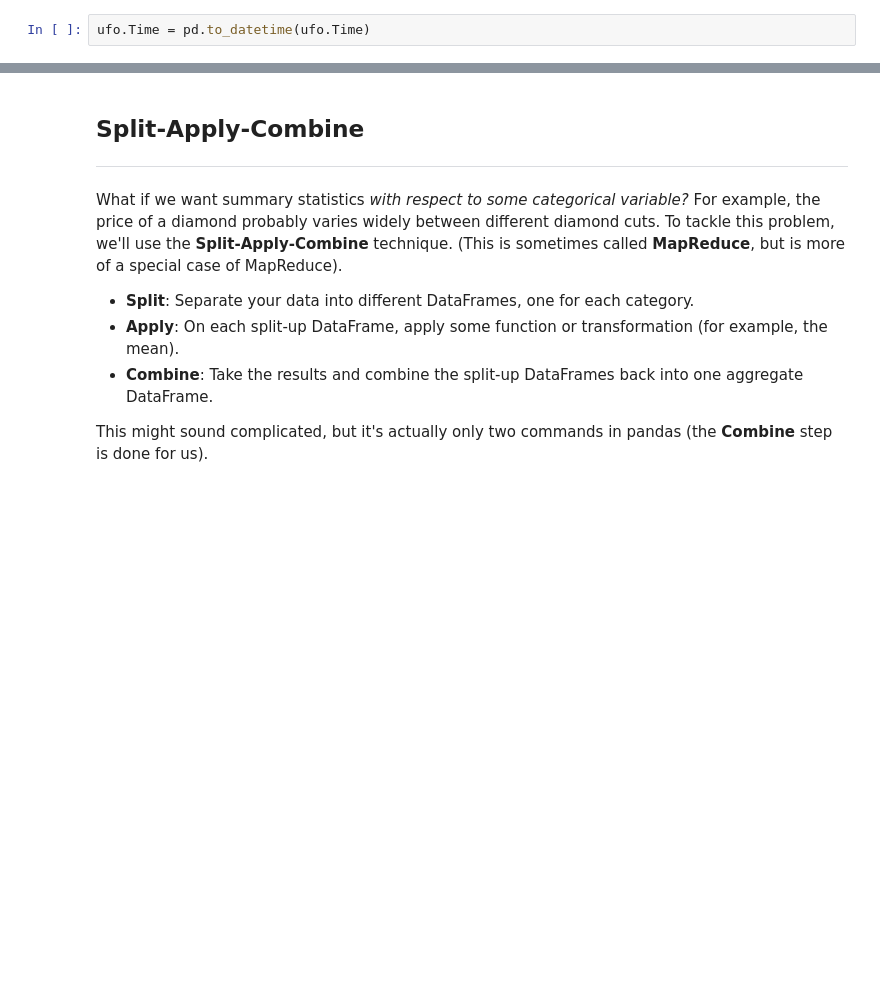
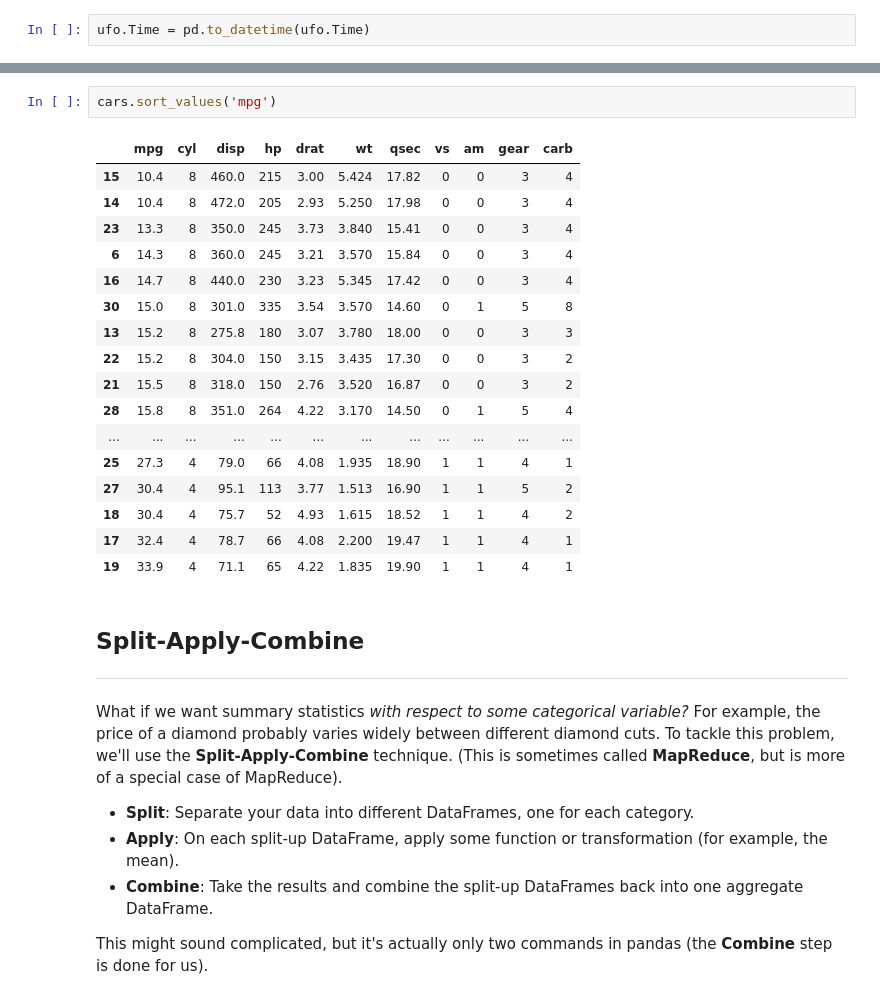
Before and after one commit to rickwp08/associads, a Jupyter notebook: intro-to-pandas-starter-code-ec.ipynb, the cells around one changed output, grey strips where cells are left out. Drawn from its saved outputs; the diff is of its cells as text; blank space fills up the shorter version.

```diff
--- a/intro-to-pandas-starter-code-ec.ipynb
+++ b/intro-to-pandas-starter-code-ec.ipynb
@@ -698,3 +964,23 @@ ufo.Time = pd.to_datetime(ufo.Time)
+# %%
+cars.sort_values('mpg')
+# %% [output]
+|  | mpg | cyl | disp | hp | drat | wt | qsec | vs | am | gear | carb |
+| 15 | 10.4 | 8 | 460.0 | 215 | 3.00 | 5.424 | 17.82 | 0 | 0 | 3 | 4 |
+| 14 | 10.4 | 8 | 472.0 | 205 | 2.93 | 5.250 | 17.98 | 0 | 0 | 3 | 4 |
+| 23 | 13.3 | 8 | 350.0 | 245 | 3.73 | 3.840 | 15.41 | 0 | 0 | 3 | 4 |
+| 6 | 14.3 | 8 | 360.0 | 245 | 3.21 | 3.570 | 15.84 | 0 | 0 | 3 | 4 |
+| 16 | 14.7 | 8 | 440.0 | 230 | 3.23 | 5.345 | 17.42 | 0 | 0 | 3 | 4 |
+| 30 | 15.0 | 8 | 301.0 | 335 | 3.54 | 3.570 | 14.60 | 0 | 1 | 5 | 8 |
+| 13 | 15.2 | 8 | 275.8 | 180 | 3.07 | 3.780 | 18.00 | 0 | 0 | 3 | 3 |
+| 22 | 15.2 | 8 | 304.0 | 150 | 3.15 | 3.435 | 17.30 | 0 | 0 | 3 | 2 |
+| 21 | 15.5 | 8 | 318.0 | 150 | 2.76 | 3.520 | 16.87 | 0 | 0 | 3 | 2 |
+| 28 | 15.8 | 8 | 351.0 | 264 | 4.22 | 3.170 | 14.50 | 0 | 1 | 5 | 4 |
+| ... | ... | ... | ... | ... | ... | ... | ... | ... | ... | ... | ... |
+| 25 | 27.3 | 4 | 79.0 | 66 | 4.08 | 1.935 | 18.90 | 1 | 1 | 4 | 1 |
+| 27 | 30.4 | 4 | 95.1 | 113 | 3.77 | 1.513 | 16.90 | 1 | 1 | 5 | 2 |
+| 18 | 30.4 | 4 | 75.7 | 52 | 4.93 | 1.615 | 18.52 | 1 | 1 | 4 | 2 |
+| 17 | 32.4 | 4 | 78.7 | 66 | 4.08 | 2.200 | 19.47 | 1 | 1 | 4 | 1 |
+| 19 | 33.9 | 4 | 71.1 | 65 | 4.22 | 1.835 | 19.90 | 1 | 1 | 4 | 1 |
 # %% [markdown]
 ## Split-Apply-Combine
 
```
Also changed, not shown: parts of 57 cells of this notebook, 3 other files.
